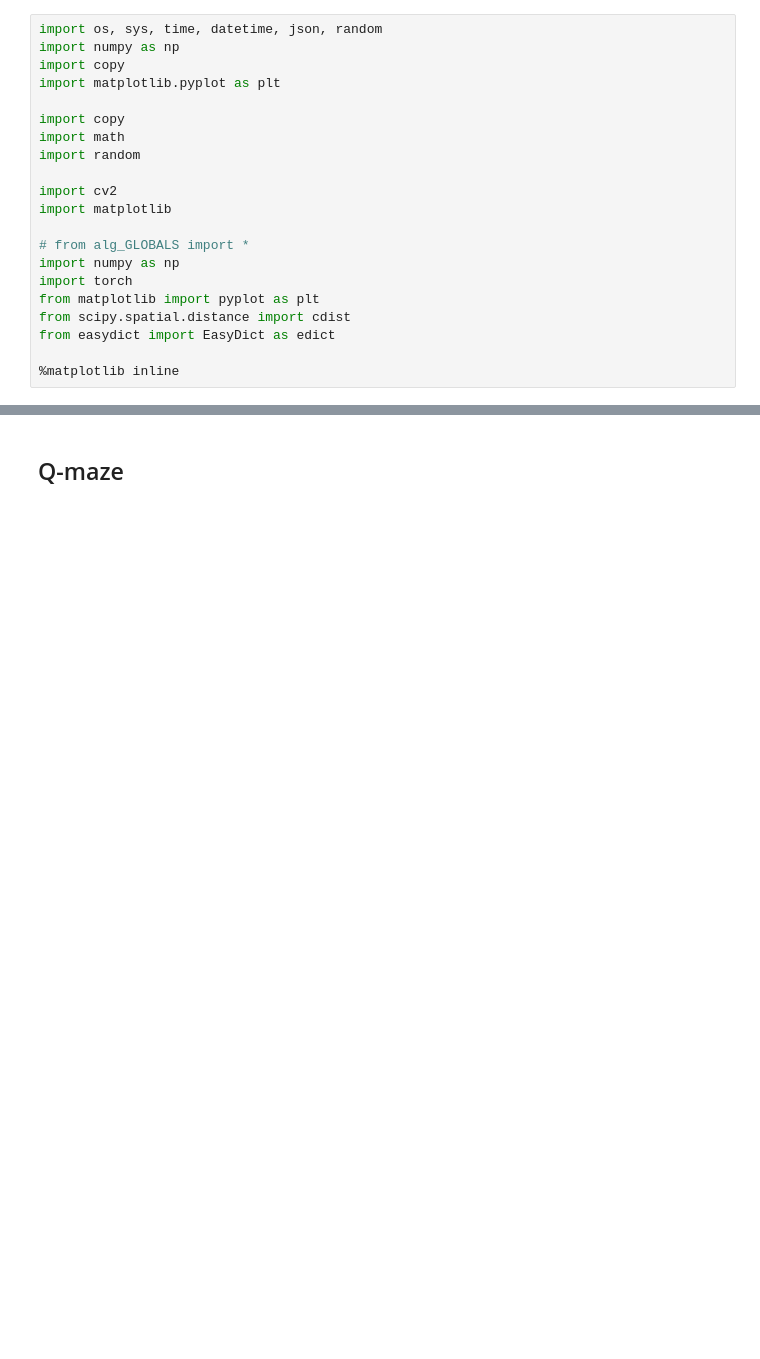
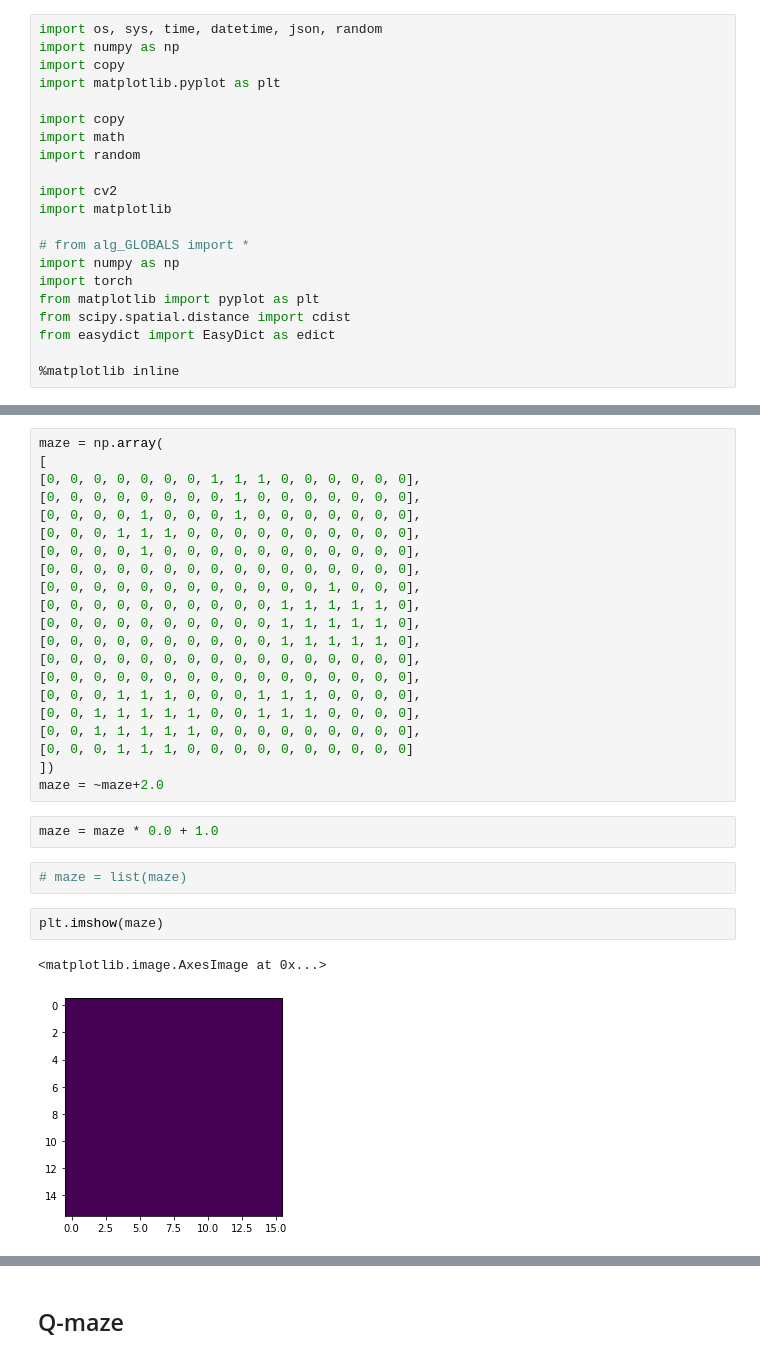
Before and after one commit to KPollux/FedRL_implementation, a Jupyter notebook: GridWorld_meeting_v0.3.ipynb, the cells around one changed output, grey strips where cells are left out. Saved outputs shown, nothing was run; the diff lists cells and outputs as text; blank space fills up the shorter version.

```diff
--- a/GridWorld_meeting_v0.3.ipynb
+++ b/GridWorld_meeting_v0.3.ipynb
@@ -21,0 +82,30 @@ from easydict import EasyDict as edict
+# %%
+maze = np.array(
+[
+[0, 0, 0, 0, 0, 0, 0, 1, 1, 1, 0, 0, 0, 0, 0, 0],
+[0, 0, 0, 0, 0, 0, 0, 0, 1, 0, 0, 0, 0, 0, 0, 0],
+[0, 0, 0, 0, 1, 0, 0, 0, 1, 0, 0, 0, 0, 0, 0, 0],
+[0, 0, 0, 1, 1, 1, 0, 0, 0, 0, 0, 0, 0, 0, 0, 0],
+[0, 0, 0, 0, 1, 0, 0, 0, 0, 0, 0, 0, 0, 0, 0, 0],
+[0, 0, 0, 0, 0, 0, 0, 0, 0, 0, 0, 0, 0, 0, 0, 0],
+[0, 0, 0, 0, 0, 0, 0, 0, 0, 0, 0, 0, 1, 0, 0, 0],
+[0, 0, 0, 0, 0, 0, 0, 0, 0, 0, 1, 1, 1, 1, 1, 0],
+[0, 0, 0, 0, 0, 0, 0, 0, 0, 0, 1, 1, 1, 1, 1, 0],
+[0, 0, 0, 0, 0, 0, 0, 0, 0, 0, 1, 1, 1, 1, 1, 0],
+[0, 0, 0, 0, 0, 0, 0, 0, 0, 0, 0, 0, 0, 0, 0, 0],
+[0, 0, 0, 0, 0, 0, 0, 0, 0, 0, 0, 0, 0, 0, 0, 0],
+[0, 0, 0, 1, 1, 1, 0, 0, 0, 1, 1, 1, 0, 0, 0, 0],
+[0, 0, 1, 1, 1, 1, 1, 0, 0, 1, 1, 1, 0, 0, 0, 0],
+[0, 0, 1, 1, 1, 1, 1, 0, 0, 0, 0, 0, 0, 0, 0, 0],
+[0, 0, 0, 1, 1, 1, 0, 0, 0, 0, 0, 0, 0, 0, 0, 0]
+])
+maze = ~maze+2.0
+# %%
+maze = maze * 0.0 + 1.0
+# %%
+# maze = list(maze)
+# %%
+plt.imshow(maze)
+# %% [output]
+<matplotlib.image.AxesImage at 0x...>
+[figure, added]
```
Also changed, not shown: parts of 29 cells of this notebook, 45 other files.
